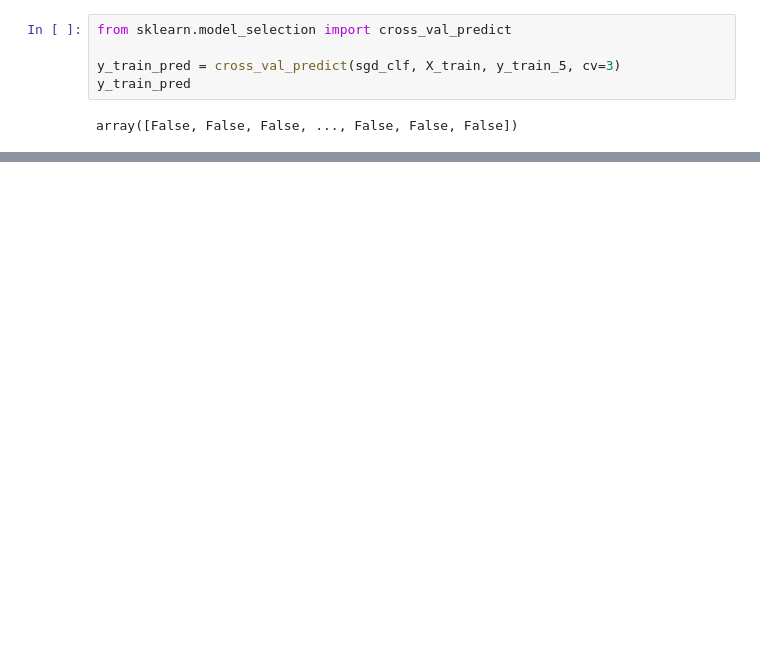
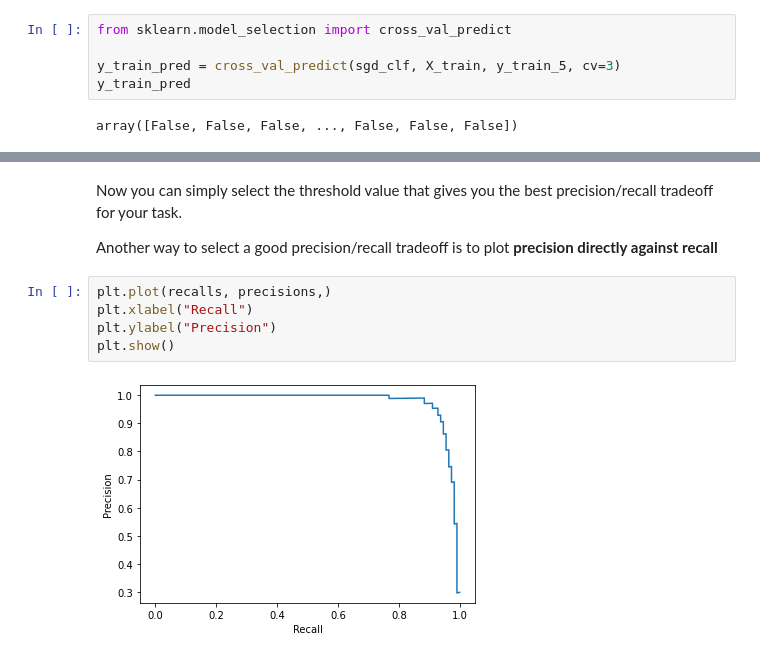
Before and after one commit to janprince/ml_mnist, a Jupyter notebook: ml_mnist_0.ipynb, the cells around one changed output, grey strips where cells are left out. Drawn from its saved outputs; the diff is of its cells as text; blank space fills up the shorter version.

```diff
--- a/ml_mnist_0.ipynb
+++ b/ml_mnist_0.ipynb
@@ -144,0 +238,11 @@ array([[984,   4],
+# %% [markdown]
+Now you can simply select the threshold value that gives you the best precision/recall tradeoff for your task.
+
+Another way to select a good precision/recall tradeoff is to plot **precision directly against recall**
+# %%
+plt.plot(recalls, precisions,)
+plt.xlabel("Recall")
+plt.ylabel("Precision")
+plt.show()
+# %% [output]
+[figure, added]
```
Also changed, not shown: parts of 24 cells of this notebook, 2 other files.
